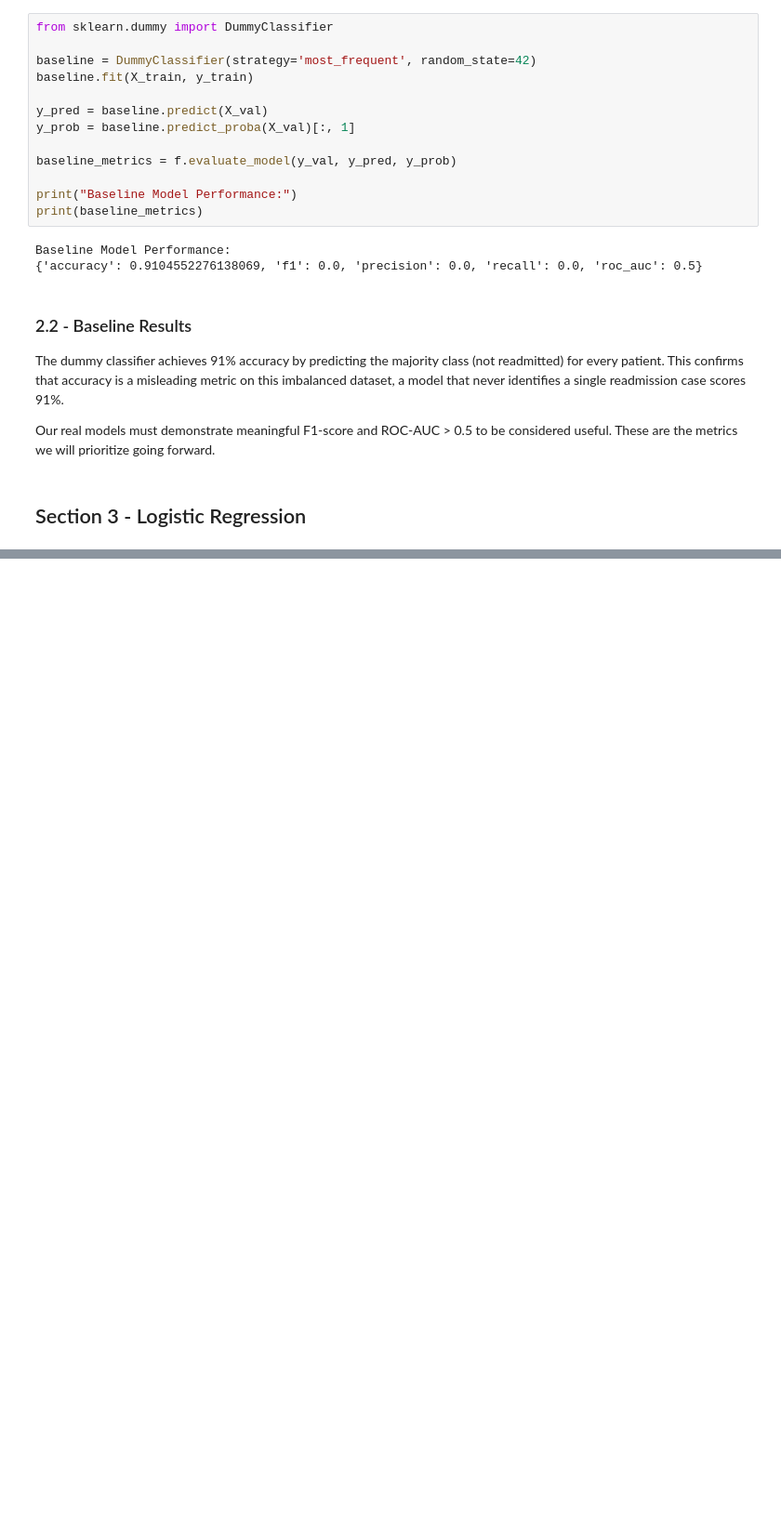
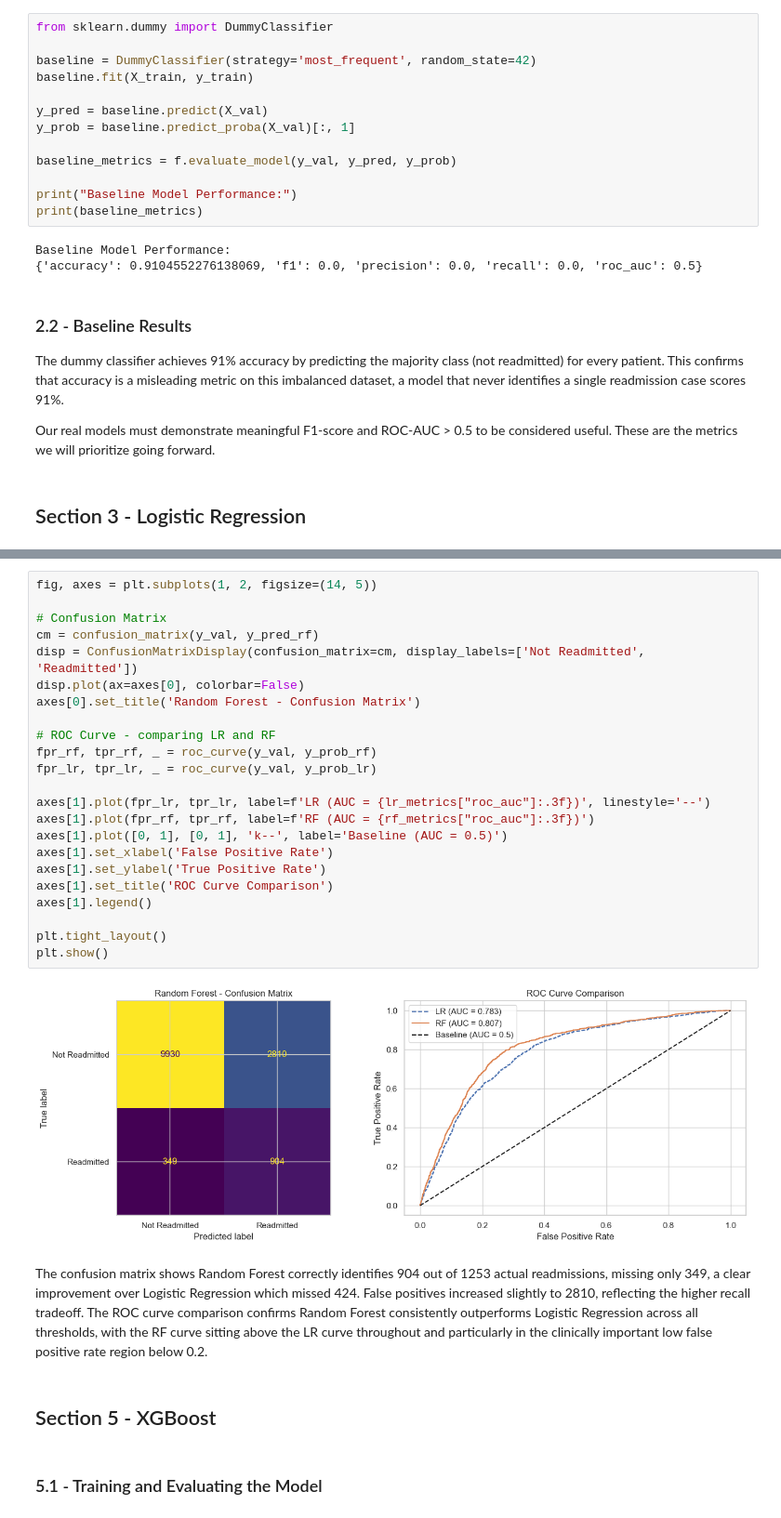
Before and after one commit to eliasLM-dev/Diabetes-readmission-ml-pipeline, a Jupyter notebook: notebooks/03_model_training_and_evaluation.ipynb, the cells around one changed output, grey strips where cells are left out. Shown at 93% size. Cells and saved outputs as stored; diff of their text form; blank space fills up the shorter version.

```diff
--- a/notebooks/03_model_training_and_evaluation.ipynb
+++ b/notebooks/03_model_training_and_evaluation.ipynb
@@ -139,0 +259,37 @@ considered useful. These are the metrics we will prioritize going forward.
+# %%
+fig, axes = plt.subplots(1, 2, figsize=(14, 5))
+
+# Confusion Matrix
+cm = confusion_matrix(y_val, y_pred_rf)
+disp = ConfusionMatrixDisplay(confusion_matrix=cm, display_labels=['Not Readmitted', 'Readmitted'])
+disp.plot(ax=axes[0], colorbar=False)
+axes[0].set_title('Random Forest - Confusion Matrix')
+
+# ROC Curve - comparing LR and RF
+fpr_rf, tpr_rf, _ = roc_curve(y_val, y_prob_rf)
+fpr_lr, tpr_lr, _ = roc_curve(y_val, y_prob_lr)
+
+axes[1].plot(fpr_lr, tpr_lr, label=f'LR (AUC = {lr_metrics["roc_auc"]:.3f})', linestyle='--')
+axes[1].plot(fpr_rf, tpr_rf, label=f'RF (AUC = {rf_metrics["roc_auc"]:.3f})')
+axes[1].plot([0, 1], [0, 1], 'k--', label='Baseline (AUC = 0.5)')
+axes[1].set_xlabel('False Positive Rate')
+axes[1].set_ylabel('True Positive Rate')
+axes[1].set_title('ROC Curve Comparison')
+axes[1].legend()
+
+plt.tight_layout()
+plt.show()
+# %% [output]
+[figure, added]
+# %% [markdown]
+The confusion matrix shows Random Forest correctly identifies 904 out of 1253 actual
+readmissions, missing only 349, a clear improvement over Logistic Regression which
+missed 424. False positives increased slightly to 2810, reflecting the higher recall
+tradeoff. The ROC curve comparison confirms Random Forest consistently outperforms
+Logistic Regression across all thresholds, with the RF curve sitting above the LR
+curve throughout and particularly in the clinically important low false positive rate
+region below 0.2.
+# %% [markdown]
+## Section 5 - XGBoost
+# %% [markdown]
+### 5.1 - Training and Evaluating the Model
```
Also changed, not shown: parts of 12 cells of this notebook.
